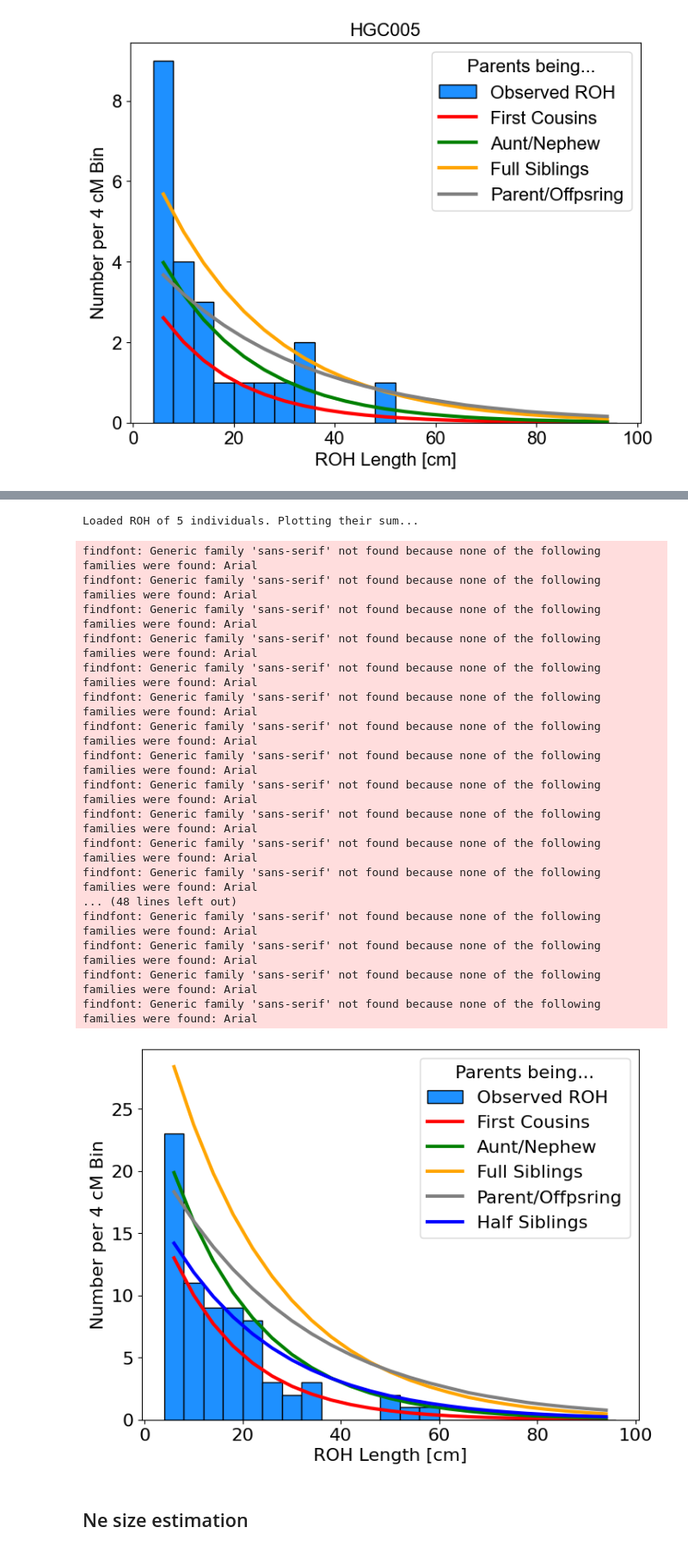
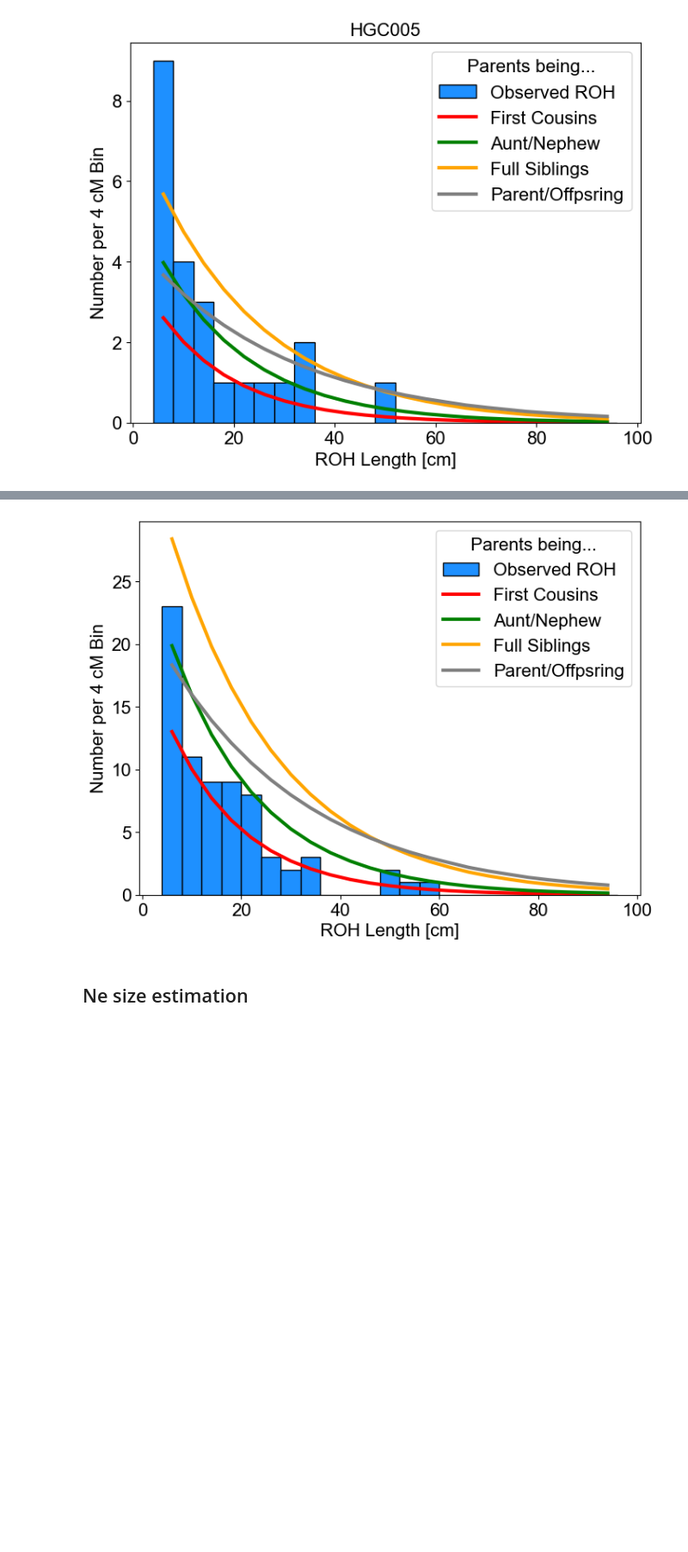
Before and after one commit to haam-community/summer_school_vms, a Jupyter notebook: data/haproh/HAAM25_hapROH.ipynb, the cells around one changed output, grey strips where cells are left out. Shown at 86% size. Cells and saved outputs as stored; diff of their text form; code cells hidden in the pictures; blank space fills up the shorter version.

```diff
--- a/data/haproh/HAAM25_hapROH.ipynb
+++ b/data/haproh/HAAM25_hapROH.ipynb
@@ -272,7 +319,7 @@ plot_pde_individual(iid="HGC005", min_cm=4, bw_cm=4,
 # %%
 plot_pde_individual(iid = ["HGC005", "HGC006", "HGC017", "HGC020", "HGC024"], min_cm=4, bw_cm=4,
                     kde_plot=False, plotlim=[4, 100], prefix_out="",
-                    comm_ancs=[4,4,4,2,2], ms=[6,5,4,3,4], labels=["First Cousins", "Aunt/Nephew", "Full Siblings", "Parent/Offpsring", "Half Siblings"],
-                    cs=["red", "green", "orange", "gray","blue"], title="", leg_loc="upper right",
+                    comm_ancs=[4,4,4,2], ms=[6,5,4,3], labels=["First Cousins", "Aunt/Nephew", "Full Siblings", "Parent/Offpsring"],
+                    cs=["red", "green", "orange", "gray"], title="", leg_loc="upper right",
                     savepath="", folder="./HGC/")
 # %% [output]
@@ -296,22 +327,4 @@ findfont: Generic family 'sans-serif' not found because none of the following fa
-Loaded ROH of 5 individuals. Plotting their sum...
-findfont: Generic family 'sans-serif' not found because none of the following families were found: Arial
-findfont: Generic family 'sans-serif' not found because none of the following families were found: Arial
-findfont: Generic family 'sans-serif' not found because none of the following families were found: Arial
-findfont: Generic family 'sans-serif' not found because none of the following families were found: Arial
-findfont: Generic family 'sans-serif' not found because none of the following families were found: Arial
-findfont: Generic family 'sans-serif' not found because none of the following families were found: Arial
-findfont: Generic family 'sans-serif' not found because none of the following families were found: Arial
-findfont: Generic family 'sans-serif' not found because none of the following families were found: Arial
-findfont: Generic family 'sans-serif' not found because none of the following families were found: Arial
-findfont: Generic family 'sans-serif' not found because none of the following families were found: Arial
-findfont: Generic family 'sans-serif' not found because none of the following families were found: Arial
-findfont: Generic family 'sans-serif' not found because none of the following families were found: Arial
-... (48 lines left out)
-findfont: Generic family 'sans-serif' not found because none of the following families were found: Arial
-findfont: Generic family 'sans-serif' not found because none of the following families were found: Arial
-findfont: Generic family 'sans-serif' not found because none of the following families were found: Arial
-findfont: Generic family 'sans-serif' not found because none of the following families were found: Arial
-[figure, old version]
+[figure, new version]
 # %% [markdown]
 ## Ne size estimation
 # %% [markdown]
```
Also changed, not shown: parts of 17 cells of this notebook.
